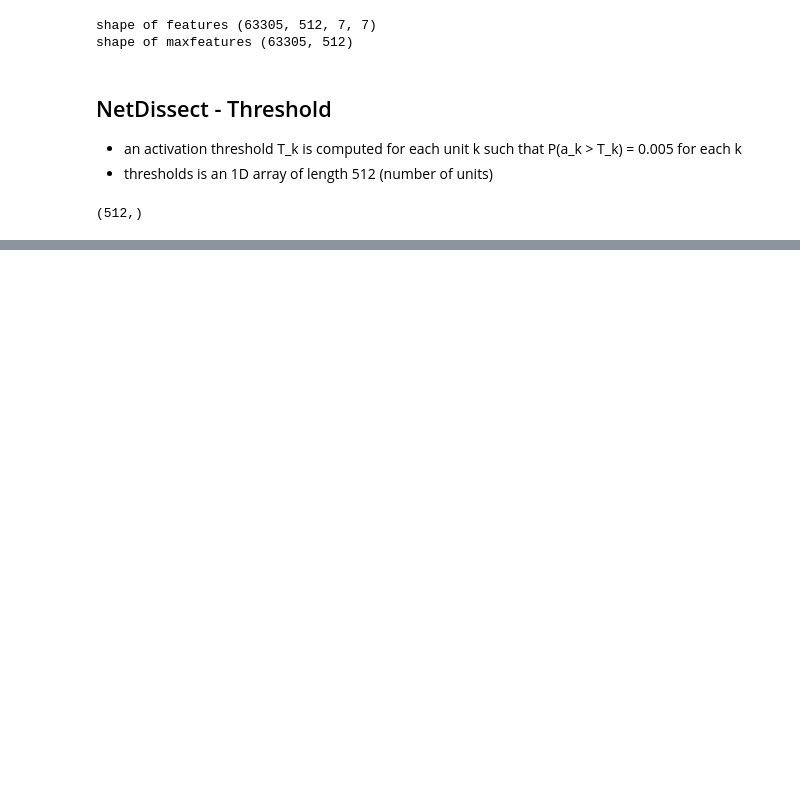
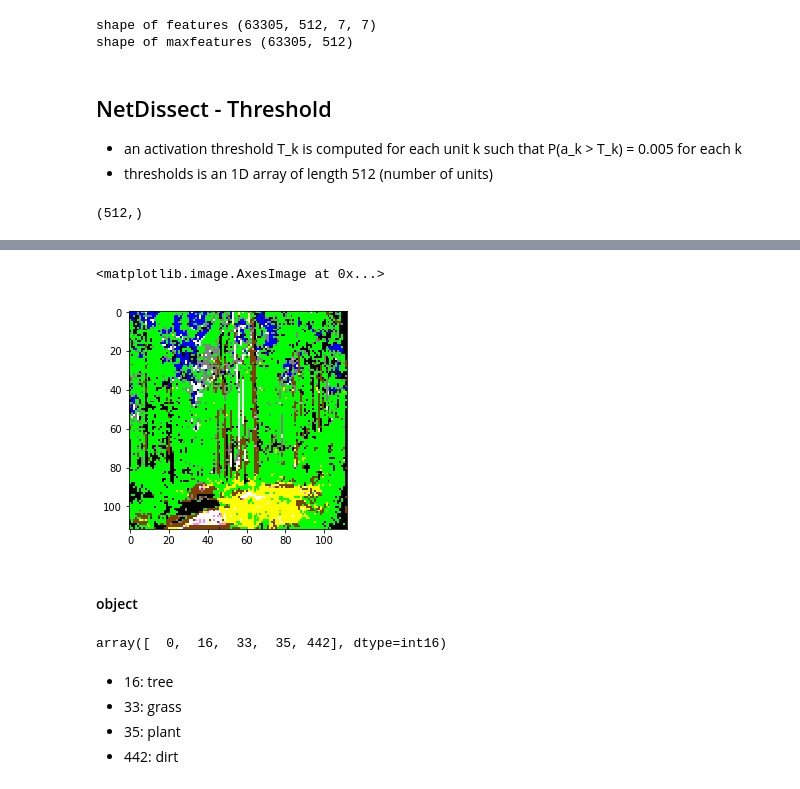
Before and after one commit to LC1905/ENL_NetDissect, a Jupyter notebook: broden_documentation.ipynb, the cells around one changed output, grey strips where cells are left out. Drawn from its saved outputs; the diff is of its cells as text; code cells hidden in the pictures; blank space fills up the shorter version.

```diff
--- a/broden_documentation.ipynb
+++ b/broden_documentation.ipynb
@@ -336,0 +285,3 @@ obim
+# %%
+cmap1 = dict(np.load(os.path.join(OUTPUT_FOLDER, "sample_cm1.npz")))
+cmap1
@@ -336,0 +323,31 @@ obim
+# %%
+cmap_color_map = {0: (255, 255, 255),
+            1: (0, 0, 0),
+            2: (128, 128, 128),
+            3: (255, 255, 255),
+            4: (128, 64, 0),
+            5: (0, 255, 0),
+            6: (255, 128, 255),
+            7: (64, 0, 128),
+            8: (0, 0, 255),
+            9: (255, 255, 0),
+            10: (255, 0, 0),
+            11: (255, 128, 0)}
+# %%
+cmap1_color_reconstruction = [[cmap_color_map[cmap1['color'][0, j, i]] for i in range(row)] for j in range(column)]
+# %%
+plt.imshow(cmap1_color_reconstruction)
+# %% [output]
+<matplotlib.image.AxesImage at 0x...>
+[figure, added]
+# %% [markdown]
+#### object
+# %%
+np.unique(cmap1['object'][0])
+# %% [output]
+array([  0,  16,  33,  35, 442], dtype=int16)
+# %% [markdown]
+- 16: tree
+- 33: grass
+- 35: plant
+- 442: dirt
```
Also changed, not shown: parts of 48 cells of this notebook.
